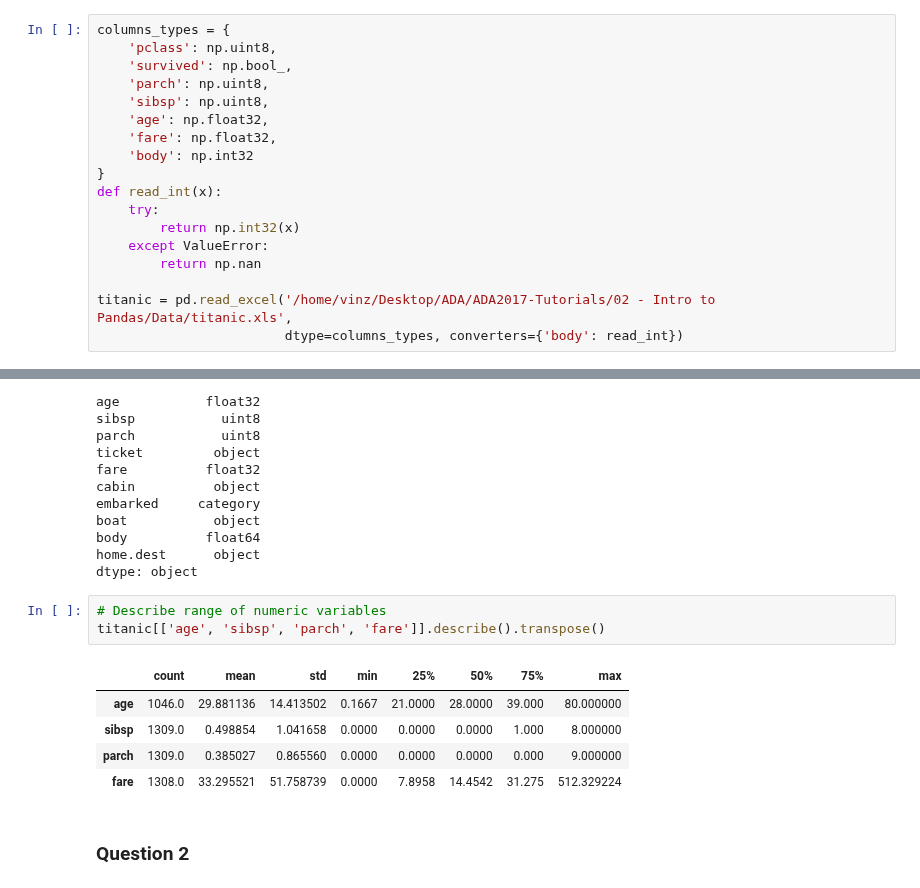
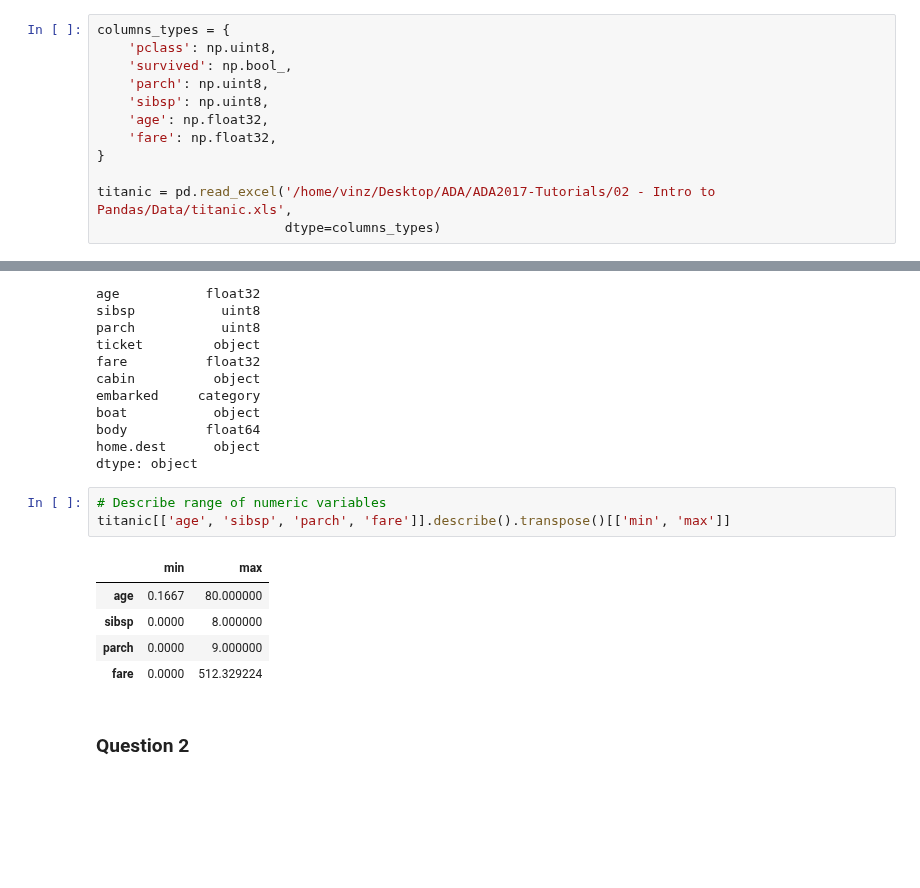
Before and after one commit to vincenzobaz/VBTALL-ADA2017, a Jupyter notebook: Homework 1.ipynb, the cells around one changed output, grey strips where cells are left out. Cells and saved outputs as stored; diff of their text form; blank space fills up the shorter version.

```diff
--- a/Homework 1.ipynb
+++ b/Homework 1.ipynb
@@ -54,16 +86,10 @@ columns_types = {
     'sibsp': np.uint8,
     'age': np.float32,
     'fare': np.float32,
-    'body': np.int32
 }
-def read_int(x):
-    try:
-        return np.int32(x)
-    except ValueError:
-        return np.nan
 
 titanic = pd.read_excel('/home/vinz/Desktop/ADA/ADA2017-Tutorials/02 - Intro to Pandas/Data/titanic.xls',
-                        dtype=columns_types, converters={'body': read_int})
+                        dtype=columns_types)
 # %% [markdown]
 Let us display the type of each attribute
 # %%
@@ -108,13 +134,13 @@ home.dest      object
 dtype: object
 # %%
 # Describe range of numeric variables
-titanic[['age', 'sibsp', 'parch', 'fare']].describe().transpose()
+titanic[['age', 'sibsp', 'parch', 'fare']].describe().transpose()[['min', 'max']]
 # %% [output]
-|  | count | mean | std | min | 25% | 50% | 75% | max |
-| age | 1046.0 | 29.881136 | 14.413502 | 0.1667 | 21.0000 | 28.0000 | 39.000 | 80.000000 |
-| sibsp | 1309.0 | 0.498854 | 1.041658 | 0.0000 | 0.0000 | 0.0000 | 1.000 | 8.000000 |
-| parch | 1309.0 | 0.385027 | 0.865560 | 0.0000 | 0.0000 | 0.0000 | 0.000 | 9.000000 |
-| fare | 1308.0 | 33.295521 | 51.758739 | 0.0000 | 7.8958 | 14.4542 | 31.275 | 512.329224 |
+|  | min | max |
+| age | 0.1667 | 80.000000 |
+| sibsp | 0.0000 | 8.000000 |
+| parch | 0.0000 | 9.000000 |
+| fare | 0.0000 | 512.329224 |
 # %% [markdown]
 ### Question 2
 # %%
```
Also changed, not shown: parts of 9 cells of this notebook.
